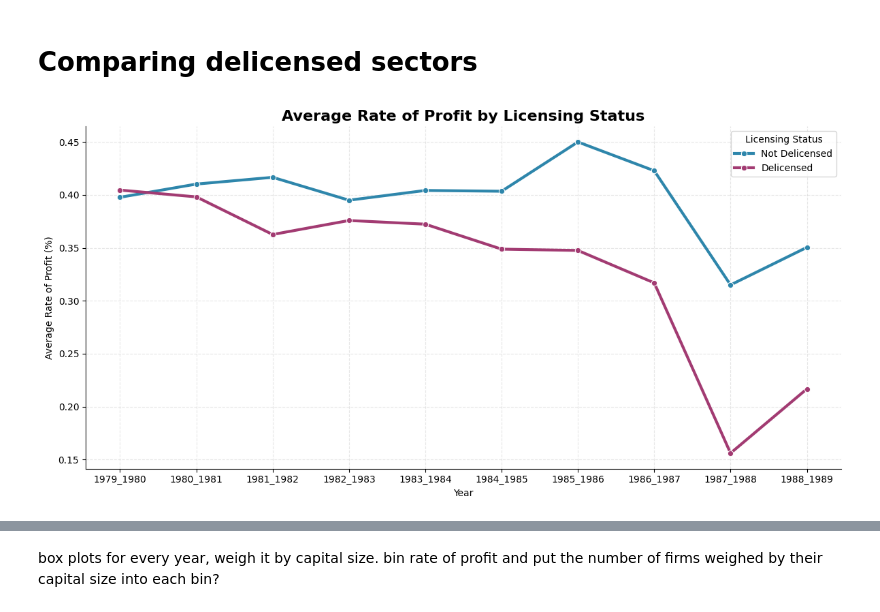
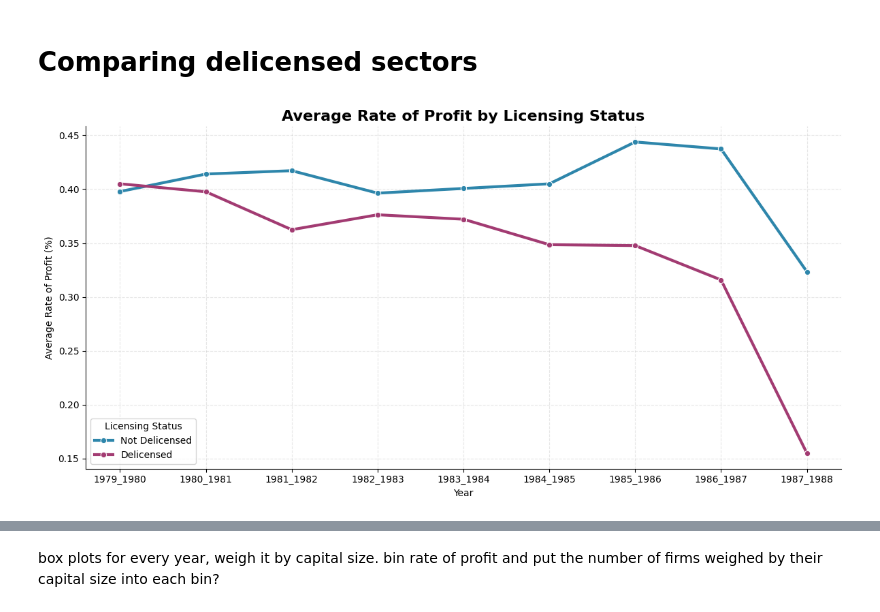
Before and after one commit to kabeerbora/1980s_delin, a Jupyter notebook: Panel_79_89_v2.ipynb, the cells around one changed output, grey strips where cells are left out. Saved outputs shown, nothing was run; the diff lists cells and outputs as text; code cells hidden in the pictures.

```diff
--- a/Panel_79_89_v2.ipynb
+++ b/Panel_79_89_v2.ipynb
@@ -81,7 +81,7 @@ unmatched = df[df['ownership_code_unique'].isna()]['ownership_code'].unique()
 print("Unmatched ownership_code values:\n", unmatched)
 
 ## 5. Generate Identifier
-df['identifier'] = df['nic_code'].astype(str).str[:3] + '_' + \
+df['identifier'] = df['nic_code'].astype(str).str[:4] + '_' + \
                    df['ownership_code_unique'].fillna('nan').astype(str) + '_' + \
                    df['State'].astype(str)
 
@@ -109,0 +112,2 @@ Unmatched ownership_code values:
+# %%
+df['rate_of_profit'] = (df['value_added'] - df['tot_emoluments']) / df['capital_closing']
@@ -487,36 +604,44 @@ import pandas as pd
 
 nic_codes_to_check = [
     274, 269, 268, 267, 266, 265, 264, 262, 261, 260, 259, 258, 257, 254, 250, 248, 247, 246, 245,
     243, 242, 241, 240, 236, 235, 234, 233, 232, 231, 230, 224, 218, 216, 215, 214, 213, 209, 208,
     205, 201, 200, 389, 387, 386, 385, 384, 383, 382, 381, 379, 378, 372, 370, 362, 361, 349, 345,
     340, 336, 335, 334, 333, 332, 329, 326, 325, 324, 317, 311, 303, 301, 296, 295, 291, 288, 287,
     284, 279, 277, 276, 275
 ]
 
+# Derive 3-digit NIC code
 df_filtered['nic_3digit'] = df_filtered['nic_code'].astype(str).str[:3]
 nic_codes_str = [str(code) for code in nic_codes_to_check]
 df_filtered['delicensed'] = df_filtered['nic_3digit'].isin(nic_codes_str).astype(int)
 
+# Exclude year '1988_1989'
+df_filtered = df_filtered[df_filtered['year'] != '1988_1989']
+
+# Compute group-wise average
 avg_profit_by_group = (
     df_filtered.groupby(['year', 'delicensed'])['rate_of_profit']
     .mean()
     .reset_index()
 )
 
 avg_profit_by_group['Licensing Status'] = avg_profit_by_group['delicensed'].map({1: 'Delicensed', 0: 'Not Delicensed'})
 
+# Plotting
 plt.figure(figsize=(12, 6))
-sns.lineplot(data=avg_profit_by_group, x='year', y='rate_of_profit', hue='Licensing Status',
-             palette=['#2E86AB', '#A23B72'], linewidth=3, marker='o')
+sns.lineplot(
+    data=avg_profit_by_group, x='year', y='rate_of_profit', hue='Licensing Status',
+    palette=['#2E86AB', '#A23B72'], linewidth=3, marker='o'
+)
 plt.title('Average Rate of Profit by Licensing Status', fontsize=16, weight='bold')
 plt.xlabel('Year')
 plt.ylabel('Average Rate of Profit (%)')
 plt.grid(True, linestyle='--', alpha=0.3)
 sns.despine()
 plt.tight_layout()
 plt.show()
 # %% [output]
-[figure, old version]
+[figure, new version]
 # %%
 import matplotlib.pyplot as plt
 import seaborn as sns
```
Also changed, not shown: parts of 9 cells of this notebook.
